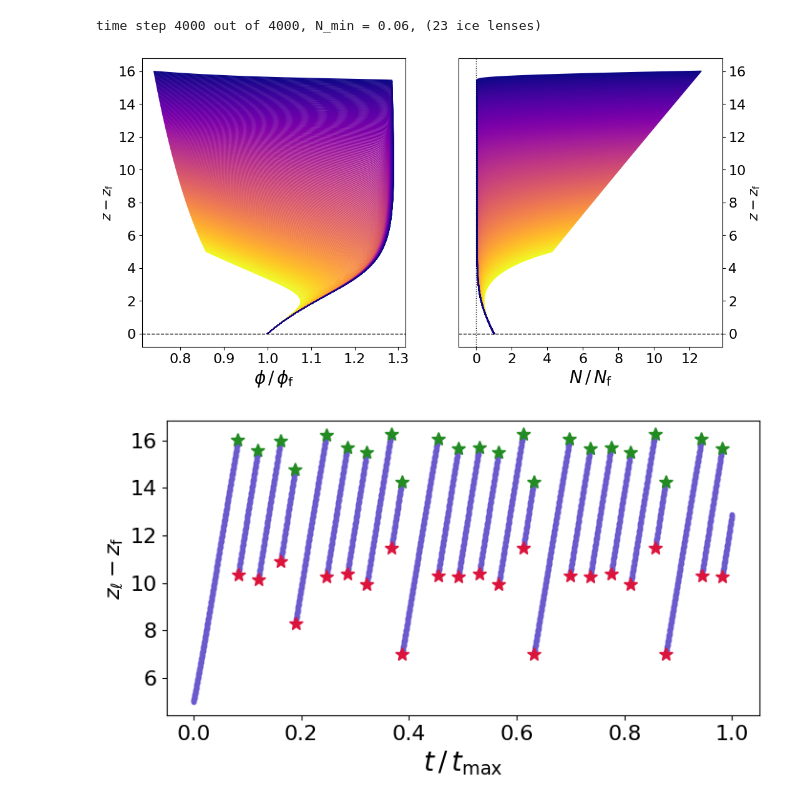
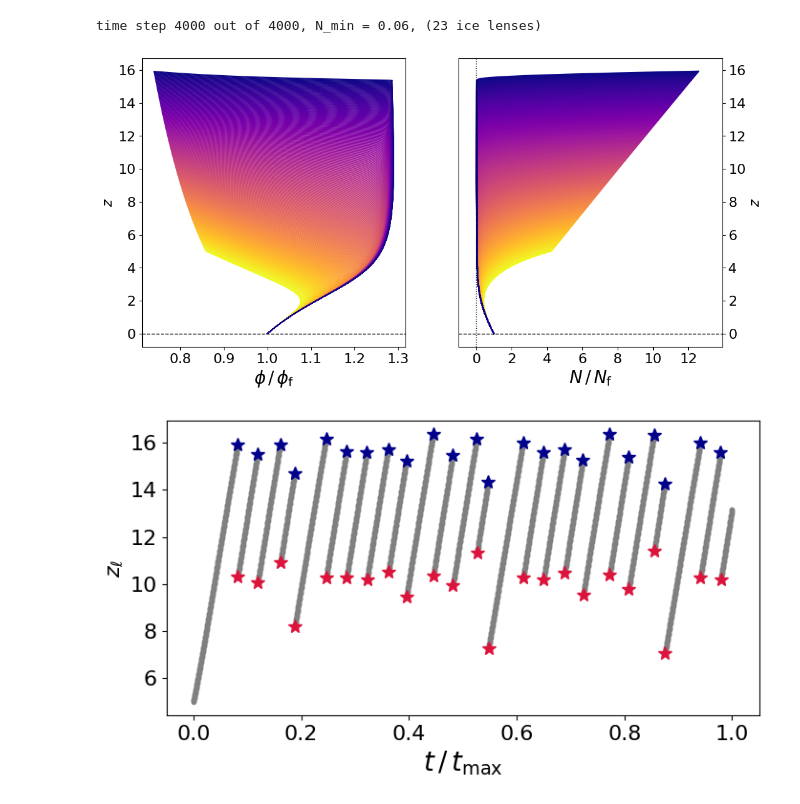
Before and after one commit to agstub-umd/compaction-frost, a Jupyter notebook: notebooks/example.ipynb, the cells around one changed output. Saved outputs shown, nothing was run; the diff lists cells and outputs as text; code cells hidden in the pictures.

```diff
--- a/notebooks/example.ipynb
+++ b/notebooks/example.ipynb
@@ -36,8 +36,8 @@ Define domain:
 # %%
 # generate mesh
 N_f = 2  # effective stress at base of fringe
-z_l = z_f+5
-z_b = z_f+1e-3 #
+z_l = 5
+z_b = 0
 domain = create_interval(MPI.COMM_WORLD,nz,[z_b,z_l])
 
 # define initial condition N that satisfies the
@@ -68,23 +68,21 @@ else:
     l0 = l0[0]
 plot(N,z,timesteps[0:l0])
 # %% [output]
-[figure, old version]
+[figure, new version]
 # %%
 # plot position of active ice lens over time
 z_l = np.max(z,axis=1)
-h = z_l-z_f
 old_lens = np.roll(new_lens,-1)
 
 plt.figure(figsize=(8,4))
-plt.plot(timesteps/timesteps.max(),h,'o',markersize=3,color='slateblue')
-plt.plot(timesteps[new_lens==1]/timesteps.max(),h[new_lens==1],'*',markersize=10,color='crimson')
-plt.plot(timesteps[old_lens==1]/timesteps.max(),h[old_lens==1],'*',markersize=10,color='forestgreen')
+plt.plot(timesteps/timesteps.max(),z_l,'o',markersize=3,color='gray')
+plt.plot(timesteps[new_lens==1]/timesteps.max(),z_l[new_lens==1],'*',markersize=10,color='crimson')
+plt.plot(timesteps[old_lens==1]/timesteps.max(),z_l[old_lens==1],'*',markersize=10,color='darkblue')
 plt.xticks(fontsize=16)
 plt.yticks(fontsize=16)
-plt.ylabel(r'$z_\ell-z_\mathrm{f}$',fontsize=16)
+plt.ylabel(r'$z_\ell$',fontsize=16)
 plt.xlabel(r'$t\,/\,t_\mathrm{max}$',fontsize=20)
-# plt.xlim(0.5,0.8)
 plt.show()
 plt.close()
 # %% [output]
-[figure, old version]
+[figure, new version]
```
Also changed, not shown: parts of 2 cells of this notebook, 5 other files.
